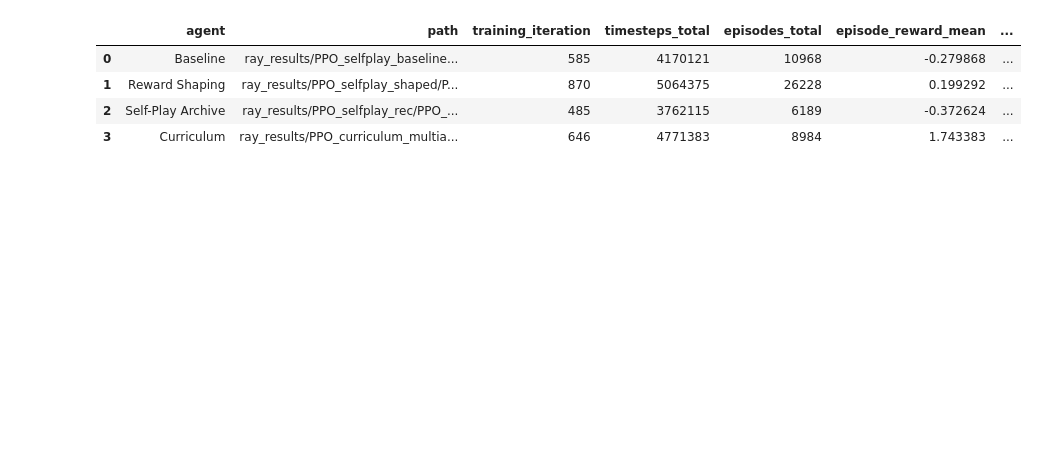
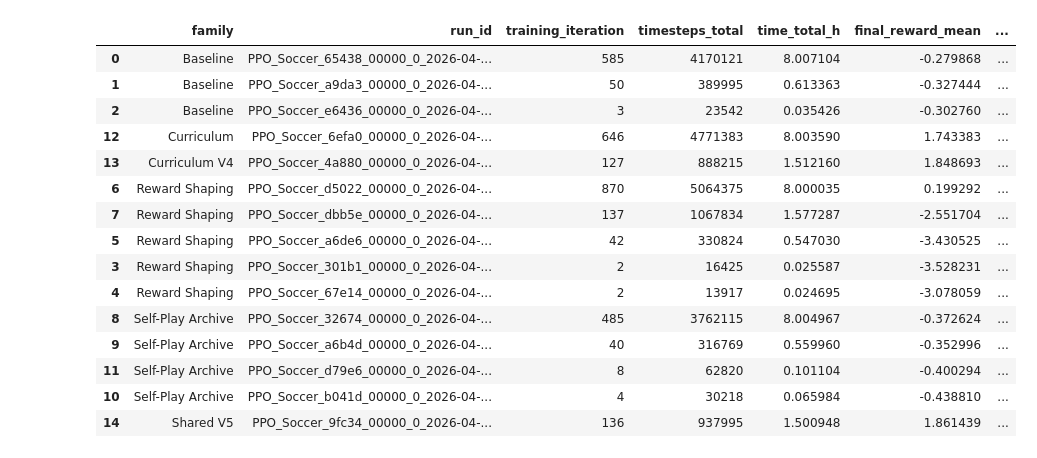
Before and after one commit to jaipise/deeprl-soccertwos-team4, a Jupyter notebook: plot_training_curves.ipynb, the cells around one changed output. Cells and saved outputs as stored; diff of their text form; code cells hidden in the pictures; blank space fills up the shorter version.

```diff
--- a/plot_training_curves.ipynb
+++ b/plot_training_curves.ipynb
@@ -42,31 +63,55 @@ progress_files
 # %%
-runs = {}
+runs = []
 summary_rows = []
 
-for label, path in progress_files.items():
-    df = pd.read_csv(path)
+for row in progress_rows:
+    try:
+        df = pd.read_csv(row["path"])
+    except pd.errors.EmptyDataError:
+        continue
     if df.empty or "episode_reward_mean" not in df:
         continue
-    runs[label] = df
+
+    family = row["family"]
+    run_id = row["run_id"]
+    runs.append({**row, "df": df})
+
     last = df.iloc[-1]
+    best = df.loc[df["episode_reward_mean"].idxmax()]
     summary_rows.append({
-        "agent": label,
-        "path": str(path),
+        "family": family,
+        "run_id": run_id,
         "training_iteration": last.get("training_iteration"),
         "timesteps_total": last.get("timesteps_total"),
-        "episodes_total": last.get("episodes_total"),
-        "episode_reward_mean": last.get("episode_reward_mean"),
-        "episode_reward_min": last.get("episode_reward_min"),
-        "episode_reward_max": last.get("episode_reward_max"),
-        "time_total_s": last.get("time_total_s"),
+        "time_total_h": last.get("time_total_s") / 3600.0,
+        "final_reward_mean": last.get("episode_reward_mean"),
+        "final_reward_min": last.get("episode_reward_min"),
+        "final_reward_max": last.get("episode_reward_max"),
+        "best_reward_mean": best.get("episode_reward_mean"),
+        "best_reward_iteration": best.get("training_iteration"),
+        "best_reward_timestep": best.get("timesteps_total"),
+        "path": str(row["path"]),
     })
 
-summary = pd.DataFrame(summary_rows)
-summary.to_csv(OUT_DIR / "training_summary.csv", index=False)
-summary
+training_summary = pd.DataFrame(summary_rows).sort_values(
+    ["family", "time_total_h"], ascending=[True, False]
+)
+training_summary.to_csv(OUT_DIR / "training_summary.csv", index=False)
+training_summary
 # %% [output]
-|  | agent | path | training_iteration | timesteps_total | episodes_total | episode_reward_mean | ... |
-| 0 | Baseline | ray_results/PPO_selfplay_baseline... | 585 | 4170121 | 10968 | -0.279868 | ... |
-| 1 | Reward Shaping | ray_results/PPO_selfplay_shaped/P... | 870 | 5064375 | 26228 | 0.199292 | ... |
-| 2 | Self-Play Archive | ray_results/PPO_selfplay_rec/PPO_... | 485 | 3762115 | 6189 | -0.372624 | ... |
-| 3 | Curriculum | ray_results/PPO_curriculum_multia... | 646 | 4771383 | 8984 | 1.743383 | ... |
+|  | family | run_id | training_iteration | timesteps_total | time_total_h | final_reward_mean | ... |
+| 0 | Baseline | PPO_Soccer_65438_00000_0_2026-04-... | 585 | 4170121 | 8.007104 | -0.279868 | ... |
+| 1 | Baseline | PPO_Soccer_a9da3_00000_0_2026-04-... | 50 | 389995 | 0.613363 | -0.327444 | ... |
+| 2 | Baseline | PPO_Soccer_e6436_00000_0_2026-04-... | 3 | 23542 | 0.035426 | -0.302760 | ... |
+| 12 | Curriculum | PPO_Soccer_6efa0_00000_0_2026-04-... | 646 | 4771383 | 8.003590 | 1.743383 | ... |
+| 13 | Curriculum V4 | PPO_Soccer_4a880_00000_0_2026-04-... | 127 | 888215 | 1.512160 | 1.848693 | ... |
+| 6 | Reward Shaping | PPO_Soccer_d5022_00000_0_2026-04-... | 870 | 5064375 | 8.000035 | 0.199292 | ... |
+| 7 | Reward Shaping | PPO_Soccer_dbb5e_00000_0_2026-04-... | 137 | 1067834 | 1.577287 | -2.551704 | ... |
+| 5 | Reward Shaping | PPO_Soccer_a6de6_00000_0_2026-04-... | 42 | 330824 | 0.547030 | -3.430525 | ... |
+| 3 | Reward Shaping | PPO_Soccer_301b1_00000_0_2026-04-... | 2 | 16425 | 0.025587 | -3.528231 | ... |
+| 4 | Reward Shaping | PPO_Soccer_67e14_00000_0_2026-04-... | 2 | 13917 | 0.024695 | -3.078059 | ... |
+| 8 | Self-Play Archive | PPO_Soccer_32674_00000_0_2026-04-... | 485 | 3762115 | 8.004967 | -0.372624 | ... |
+| 9 | Self-Play Archive | PPO_Soccer_a6b4d_00000_0_2026-04-... | 40 | 316769 | 0.559960 | -0.352996 | ... |
+| 11 | Self-Play Archive | PPO_Soccer_d79e6_00000_0_2026-04-... | 8 | 62820 | 0.101104 | -0.400294 | ... |
+| 10 | Self-Play Archive | PPO_Soccer_b041d_00000_0_2026-04-... | 4 | 30218 | 0.065984 | -0.438810 | ... |
+| 14 | Shared V5 | PPO_Soccer_9fc34_00000_0_2026-04-... | 136 | 937995 | 1.500948 | 1.861439 | ... |
```
Also changed, not shown: parts of 15 cells of this notebook, 42 other files.
